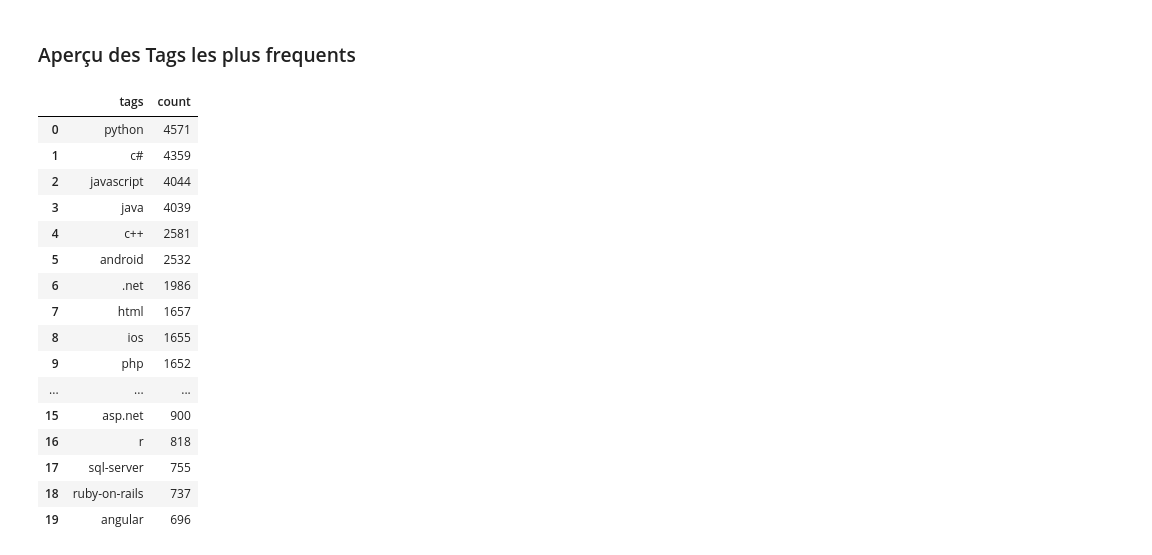
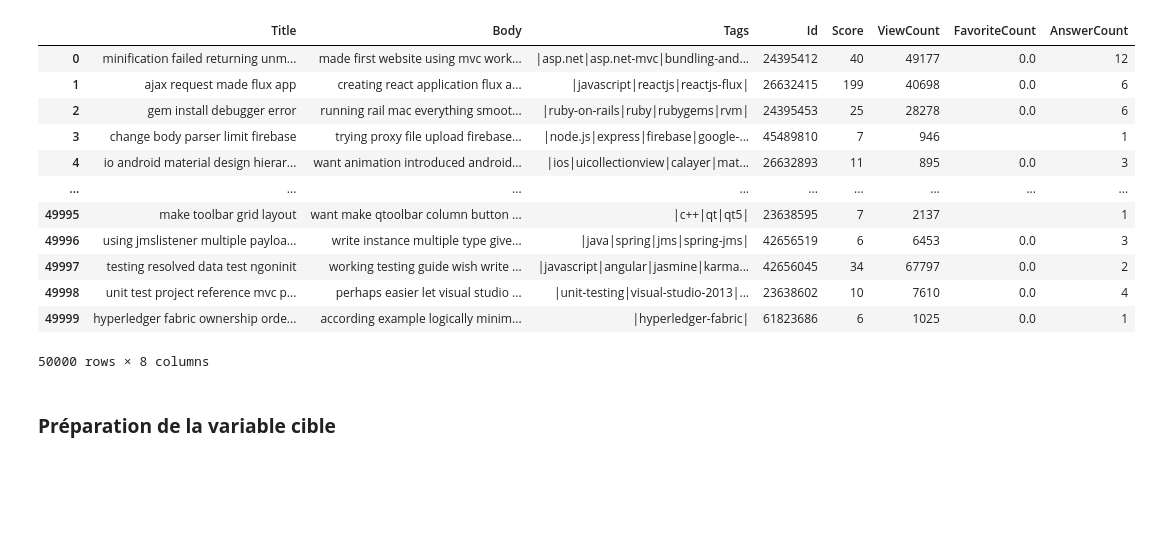
Before and after one commit to Mouhaiminou-OUEDRAOGO/Projet_Categorisez_automatiquement_des_questions, a Jupyter notebook: Notebooks/Notebbook_approche_supervisee.ipynb, the cells around one changed output. Saved outputs shown, nothing was run; the diff lists cells and outputs as text; code cells hidden in the pictures; blank space fills up the shorter version.

```diff
--- a/Notebooks/Notebbook_approche_supervisee.ipynb
+++ b/Notebooks/Notebbook_approche_supervisee.ipynb
@@ -152,5 +150,3 @@ dtype: int64
 # %%
 df.fillna('', inplace=True)
 data = df.copy()
-# %% [markdown]
-### Aperçu des Tags les plus frequents
@@ -161,5 +153,26 @@ for i in range(len(data)):
+# %%
+data
+# %% [output]
+|  | Title | Body | Tags | Id | Score | ViewCount | FavoriteCount | AnswerCount |
+| 0 | minification failed returning unm... | made first website using mvc work... | |asp.net|asp.net-mvc|bundling-and... | 24395412 | 40 | 49177 | 0.0 | 12 |
+| 1 | ajax request made flux app | creating react application flux a... | |javascript|reactjs|reactjs-flux| | 26632415 | 199 | 40698 | 0.0 | 6 |
+| 2 | gem install debugger error | running rail mac everything smoot... | |ruby-on-rails|ruby|rubygems|rvm| | 24395453 | 25 | 28278 | 0.0 | 6 |
+| 3 | change body parser limit firebase | trying proxy file upload firebase... | |node.js|express|firebase|google-... | 45489810 | 7 | 946 |  | 1 |
+| 4 | io android material design hierar... | want animation introduced android... | |ios|uicollectionview|calayer|mat... | 26632893 | 11 | 895 | 0.0 | 3 |
+| ... | ... | ... | ... | ... | ... | ... | ... | ... |
+| 49995 | make toolbar grid layout | want make qtoolbar column button ... | |c++|qt|qt5| | 23638595 | 7 | 2137 |  | 1 |
+| 49996 | using jmslistener multiple payloa... | write instance multiple type give... | |java|spring|jms|spring-jms| | 42656519 | 6 | 6453 | 0.0 | 3 |
+| 49997 | testing resolved data test ngoninit | working testing guide wish write ... | |javascript|angular|jasmine|karma... | 42656045 | 34 | 67797 | 0.0 | 2 |
+| 49998 | unit test project reference mvc p... | perhaps easier let visual studio ... | |unit-testing|visual-studio-2013|... | 23638602 | 10 | 7610 | 0.0 | 4 |
+| 49999 | hyperledger fabric ownership orde... | according example logically minim... | |hyperledger-fabric| | 61823686 | 6 | 1025 | 0.0 | 1 |
+50000 rows × 8 columns
+# %% [markdown]
+### **Préparation de la variable cible**
 # %%
-nested_tags = []
+tags, nested_tags = [], []
+# recuperer top k des tags importants
+for i in range(len(data)):
+  tags.append(data["Tags"].iloc[i].split('|'))
 for tag in tags:
   for subtag in tag:
     if subtag !="":
@@ -167,22 +180,4 @@ for tag in tags:
 
 df_tags =  pd.DataFrame(nested_tags).rename(columns={0:"tags"})
 df_tags = df_tags["tags"].value_counts().reset_index().sort_values("count", ascending=False)
-df_tags.head(20)
+real_tags = df_tags.head(10)["tags"].tolist()
-# %% [output]
-|  | tags | count |
-| 0 | python | 4571 |
-| 1 | c# | 4359 |
-| 2 | javascript | 4044 |
-| 3 | java | 4039 |
-| 4 | c++ | 2581 |
-| 5 | android | 2532 |
-| 6 | .net | 1986 |
-| 7 | html | 1657 |
-| 8 | ios | 1655 |
-| 9 | php | 1652 |
-| ... | ... | ... |
-| 15 | asp.net | 900 |
-| 16 | r | 818 |
-| 17 | sql-server | 755 |
-| 18 | ruby-on-rails | 737 |
-| 19 | angular | 696 |
```
Also changed, not shown: parts of 77 cells of this notebook, 6 other files.
